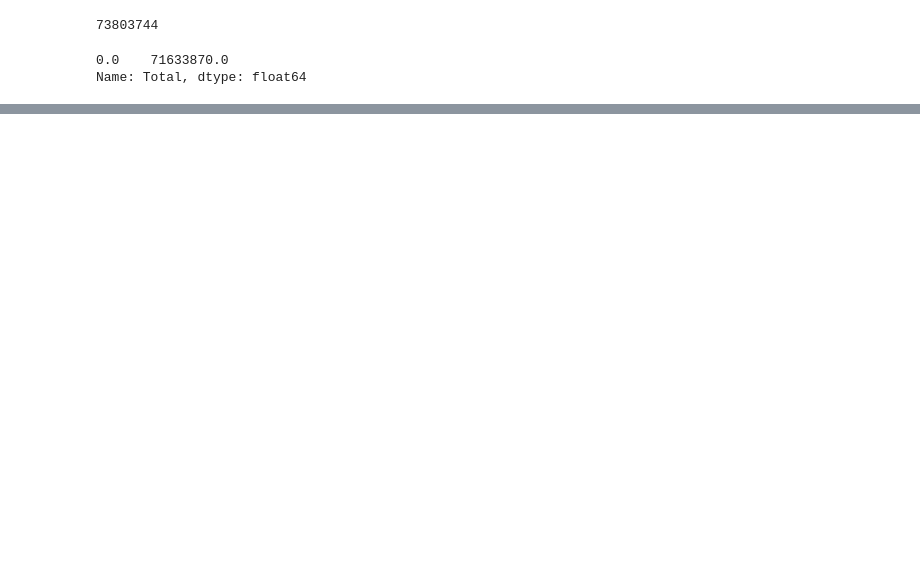
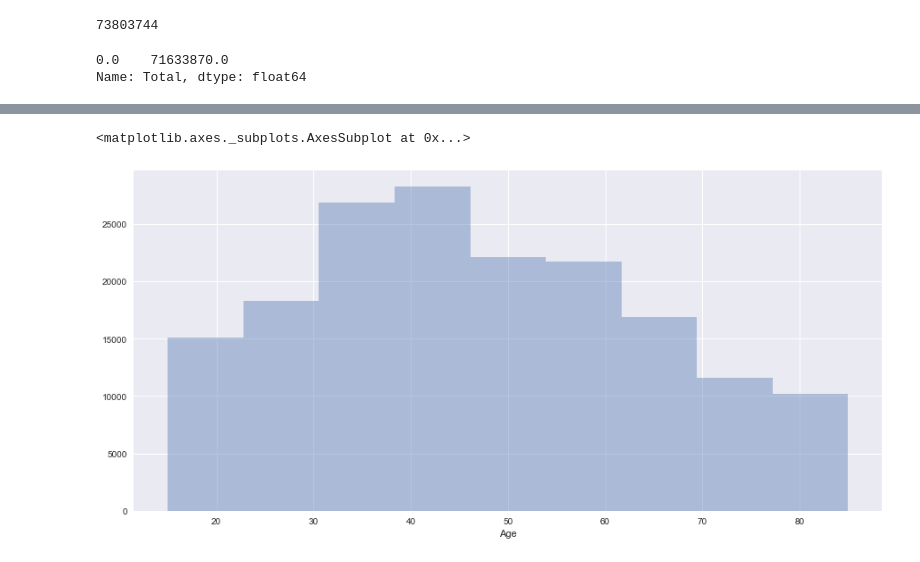
Before and after one commit to larahronn/atus_clustering, a Jupyter notebook: lara_cap/data_basic_vis.ipynb, the cells around one changed output, grey strips where cells are left out. Saved outputs shown, nothing was run; the diff lists cells and outputs as text; code cells hidden in the pictures; blank space fills up the shorter version.

```diff
--- a/lara_cap/data_basic_vis.ipynb
+++ b/lara_cap/data_basic_vis.ipynb
@@ -153,0 +131,6 @@ High five! You successfuly sent some data to your account on plotly. View your p
+# %%
+plt.figure(figsize=(15,7))
+sns.distplot(data['Age'], kde=False, bins=9)
+# %% [output]
+<matplotlib.axes._subplots.AxesSubplot at 0x...>
+[figure, added]
```
Also changed, not shown: parts of 48 cells of this notebook, 2 other files.
